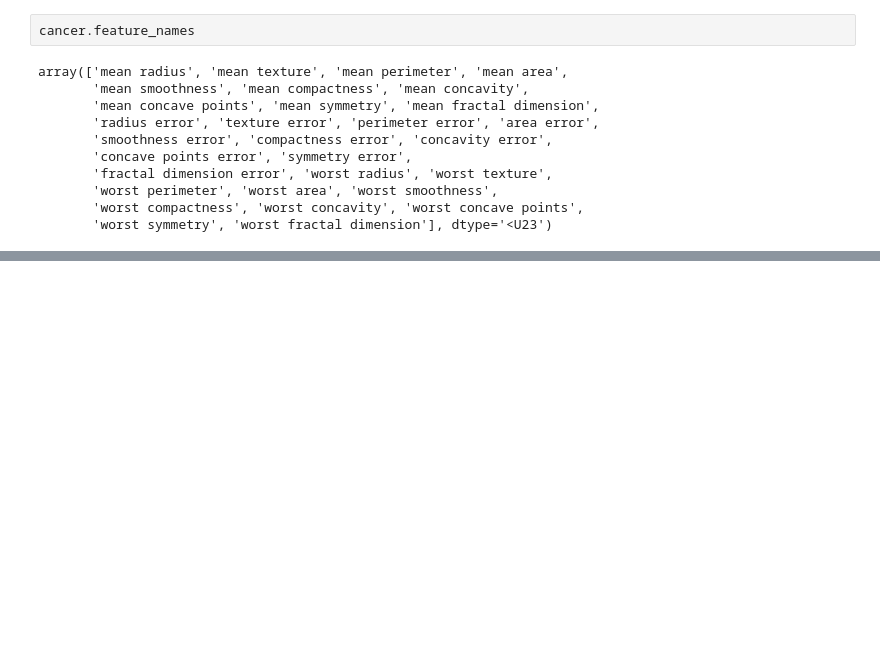
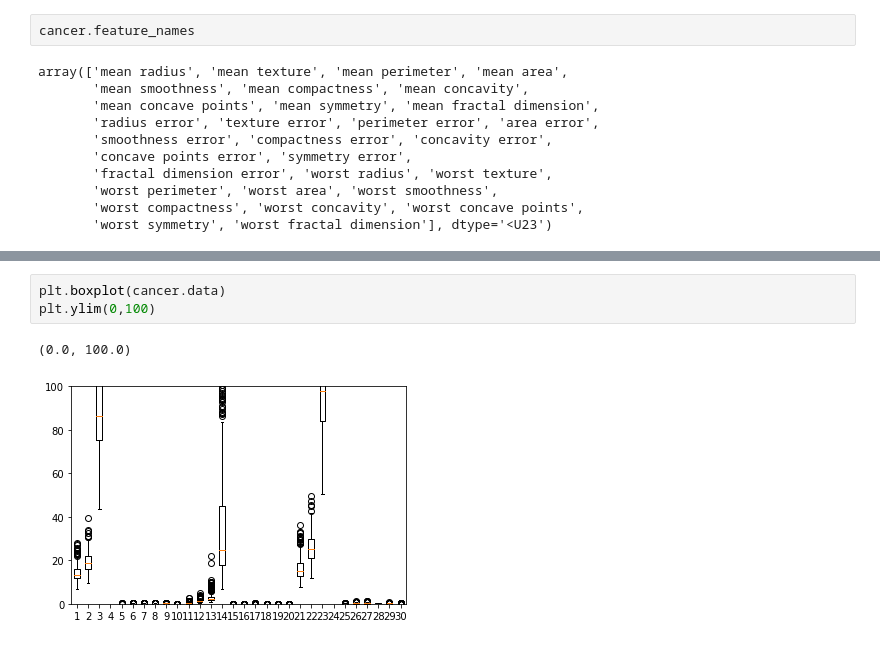
Before and after one commit to Heegu-han/AI, a Jupyter notebook: day_20.ipynb, the cells around one changed output, grey strips where cells are left out. Drawn from its saved outputs; the diff is of its cells as text; blank space fills up the shorter version.

```diff
--- a/day_20.ipynb
+++ b/day_20.ipynb
@@ -233,0 +238,6 @@ array(['mean radius', 'mean texture', 'mean perimeter', 'mean area',
+# %%
+plt.boxplot(cancer.data)
+plt.ylim(0,100)
+# %% [output]
+(0.0, 100.0)
+[figure, added]
```
Also changed, not shown: parts of 1 cell of this notebook.
